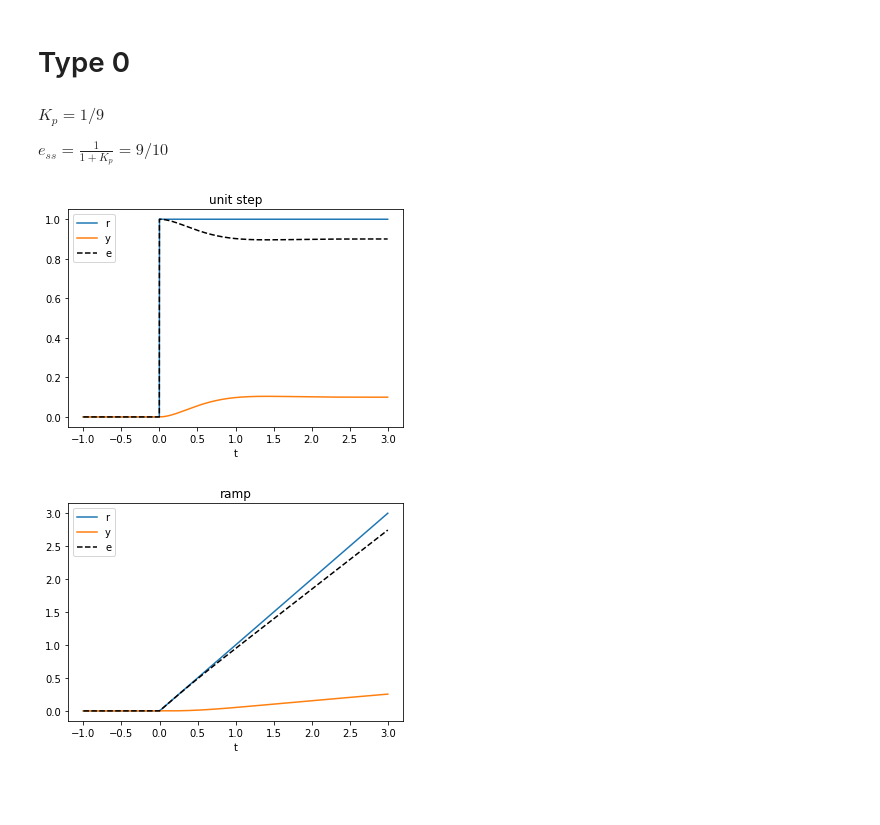
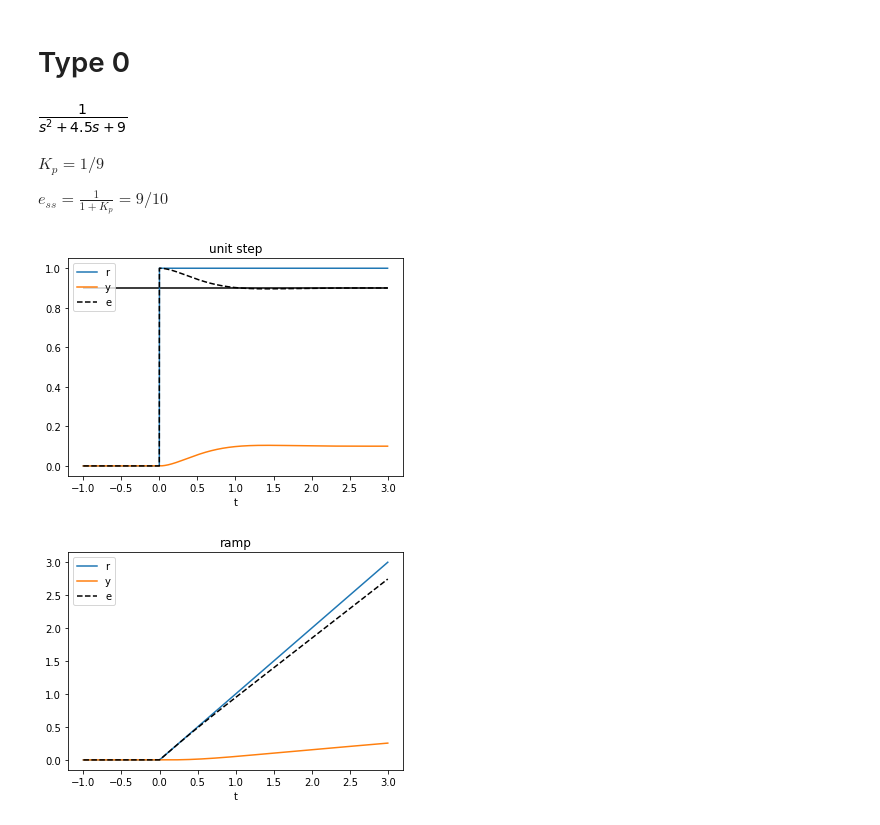
Before and after one commit to jgoppert/aae364_notebook, a Jupyter notebook: SteadyStateError.ipynb, the cells around one changed output. Saved outputs shown, nothing was run; the diff lists cells and outputs as text; code cells hidden in the pictures; blank space fills up the shorter version.

```diff
--- a/SteadyStateError.ipynb
+++ b/SteadyStateError.ipynb
@@ -45,6 +45,10 @@ zeta = 0.75
 omega_n = 3
 s, t = sympy.symbols('s, t')
 G = 1/(s**2 + 2*zeta*omega_n*s + omega_n**2)
+# %%
+G
+# %% [output]
+[figure, added]
 # %% [markdown]
 $K_p = 1/9$
 
@@ -52,9 +56,10 @@ $e_{ss} = \frac{1}{1 + K_p} = 9/10$
 # %%
 res = responses(G, 1/s)
 plots(res, np.arange(-1, 3, 0.001))
+plt.hlines(9.0/10, -1, 3)
 plt.title('unit step');
 # %% [output]
-[figure, old version]
+[figure, new version]
 # %%
 res = responses(G, 1/s**2)
 t_vect = np.arange(-1, 3, 0.001)
```
Also changed, not shown: parts of 8 cells of this notebook, 2 other files.
